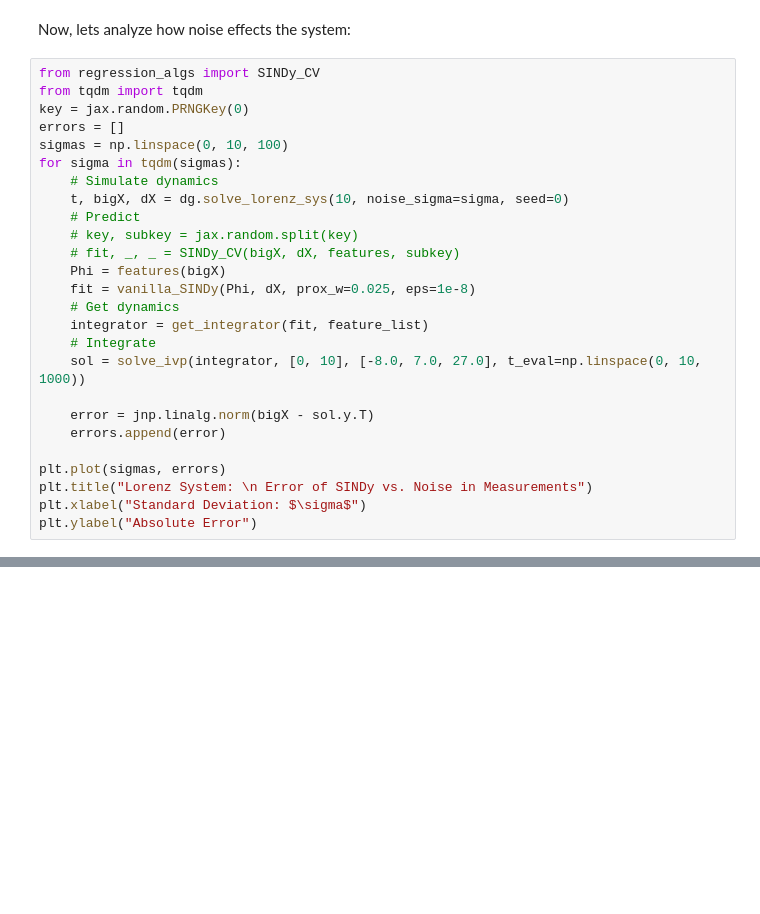
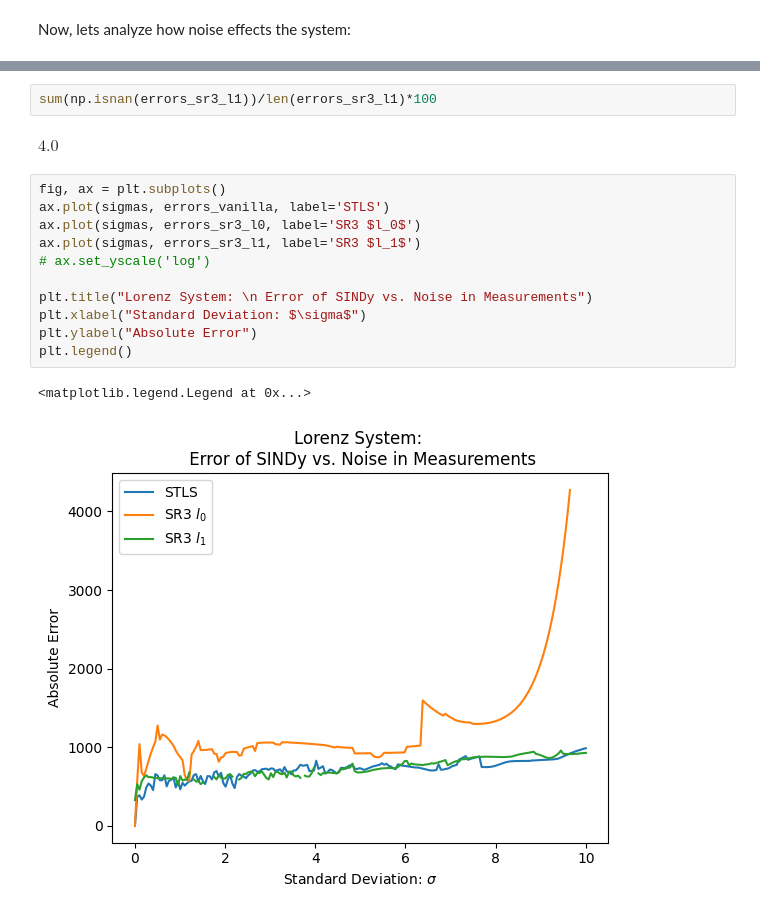
Before and after one commit to Bwodetzki/SINDy, a Jupyter notebook: SINDy.ipynb, the cells around one changed output, grey strips where cells are left out. Drawn from its saved outputs; the diff is of its cells as text; blank space fills up the shorter version.

```diff
--- a/SINDy.ipynb
+++ b/SINDy.ipynb
@@ -84,28 +139,2 @@ Text(0.5, 0, '$\\sigma$')
 # %% [markdown]
 Now, lets analyze how noise effects the system:
-# %%
-from regression_algs import SINDy_CV
-from tqdm import tqdm
-key = jax.random.PRNGKey(0)
-errors = []
-sigmas = np.linspace(0, 10, 100)
-for sigma in tqdm(sigmas):
-    # Simulate dynamics
-    t, bigX, dX = dg.solve_lorenz_sys(10, noise_sigma=sigma, seed=0)
-    # Predict
-    # key, subkey = jax.random.split(key)
-    # fit, _, _ = SINDy_CV(bigX, dX, features, subkey)
-    Phi = features(bigX)
-    fit = vanilla_SINDy(Phi, dX, prox_w=0.025, eps=1e-8)
-    # Get dynamics
-    integrator = get_integrator(fit, feature_list)
-    # Integrate
-    sol = solve_ivp(integrator, [0, 10], [-8.0, 7.0, 27.0], t_eval=np.linspace(0, 10, 1000))
-
-    error = jnp.linalg.norm(bigX - sol.y.T)
-    errors.append(error)
-
-plt.plot(sigmas, errors)
-plt.title("Lorenz System: \n Error of SINDy vs. Noise in Measurements")
-plt.xlabel("Standard Deviation: $\sigma$")
-plt.ylabel("Absolute Error")
@@ -114,0 +193,18 @@ Text(0, 0.5, 'Absolute Error')
+# %%
+sum(np.isnan(errors_sr3_l1))/len(errors_sr3_l1)*100
+# %% [output]
+$\displaystyle 4.0$
+# %%
+fig, ax = plt.subplots()
+ax.plot(sigmas, errors_vanilla, label='STLS')
+ax.plot(sigmas, errors_sr3_l0, label='SR3 $l_0$')
+ax.plot(sigmas, errors_sr3_l1, label='SR3 $l_1$')
+# ax.set_yscale('log')
+
+plt.title("Lorenz System: \n Error of SINDy vs. Noise in Measurements")
+plt.xlabel("Standard Deviation: $\sigma$")
+plt.ylabel("Absolute Error")
+plt.legend()
+# %% [output]
+<matplotlib.legend.Legend at 0x...>
+[figure, added]
```
Also changed, not shown: parts of 11 cells of this notebook, 6 other files.
